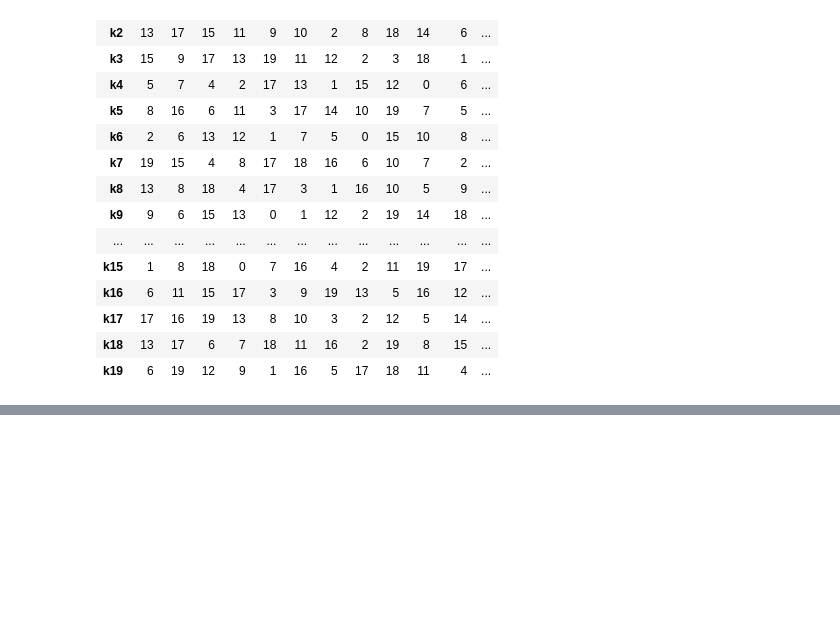
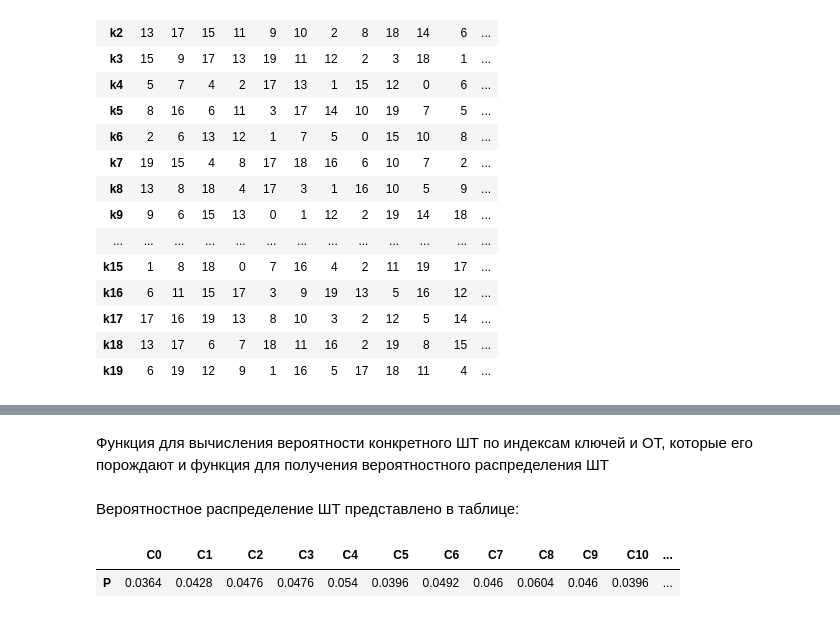
Before and after one commit to AndrewSlutsky/MOC, a Jupyter notebook: MOC_1.ipynb, the cells around one changed output, grey strips where cells are left out. Drawn from its saved outputs; the diff is of its cells as text; code cells hidden in the pictures; blank space fills up the shorter version.

```diff
--- a/MOC_1.ipynb
+++ b/MOC_1.ipynb
@@ -36,0 +41,2 @@ pd.DataFrame(data = table, index = [f'k{i}' for i in range(20)], columns = [f'M{
+# %% [markdown]
+Функция для вычисления вероятности конкретного ШТ по индексам ключей и ОТ, которые его порождают и функция для получения вероятностного распределения ШТ
@@ -36,0 +55,7 @@ pd.DataFrame(data = table, index = [f'k{i}' for i in range(20)], columns = [f'M{
+# %% [markdown]
+Вероятностное распределение ШТ представлено в таблице:
+# %%
+pd.DataFrame(data = [get_C_distribution()], index = ['P'], columns = [f'C{i}' for i in range(20)])
+# %% [output]
+|  | C0 | C1 | C2 | C3 | C4 | C5 | C6 | C7 | C8 | C9 | C10 | ... |
+| P | 0.0364 | 0.0428 | 0.0476 | 0.0476 | 0.054 | 0.0396 | 0.0492 | 0.046 | 0.0604 | 0.046 | 0.0396 | ... |
```
Also changed, not shown: parts of 10 cells of this notebook.
